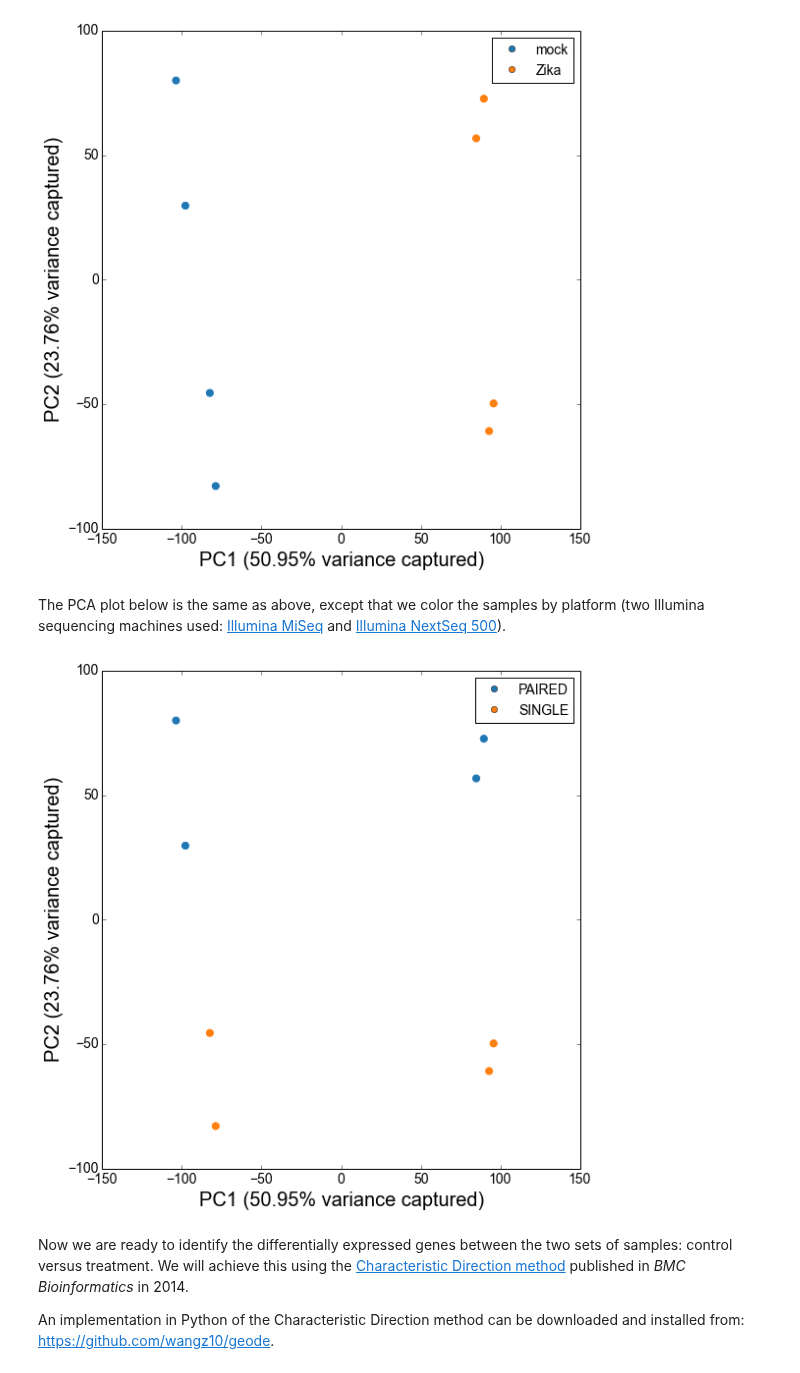
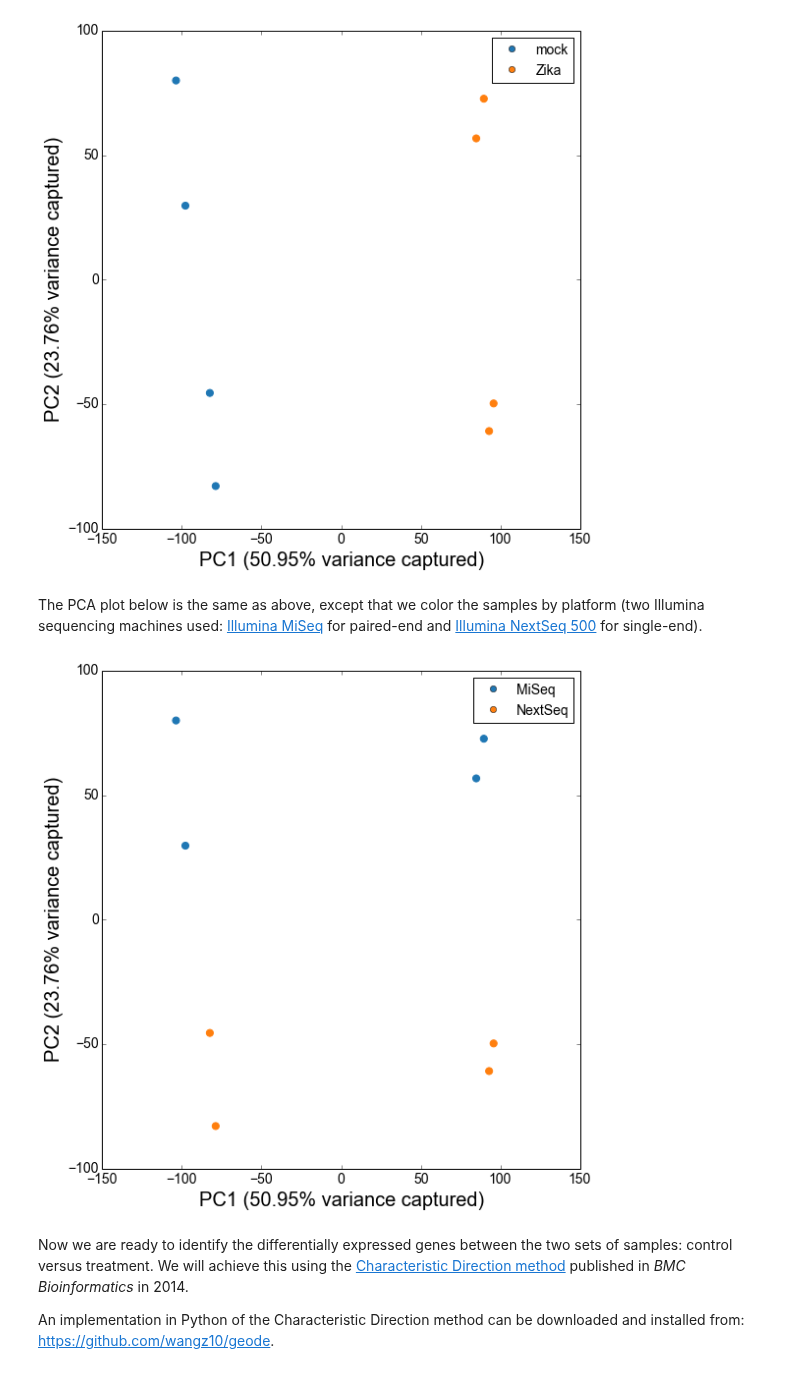
Before and after one commit to MaayanLab/Zika-RNAseq-Pipeline, a Jupyter notebook: Zika.ipynb, the cells around one changed output. Drawn from its saved outputs; the diff is of its cells as text; code cells hidden in the pictures.

Commit message:
changed names of signatures to Illumnia platforms

```diff
--- a/Zika.ipynb
+++ b/Zika.ipynb
@@ -152,13 +152,14 @@ RNAseq.PCA_plot(expr_df.values, meta_df['infection_status_s'],
 # %% [output]
 [figure]
 # %% [markdown]
-The PCA plot below is the same as above, except that we color the samples by platform (two Illumina sequencing machines used: [Illumina MiSeq](http://www.ncbi.nlm.nih.gov/geo/query/acc.cgi?acc=GPL15520) and [Illumina NextSeq 500](http://www.ncbi.nlm.nih.gov/geo/query/acc.cgi?acc=GPL18573)).
+The PCA plot below is the same as above, except that we color the samples by platform (two Illumina sequencing machines used: [Illumina MiSeq](http://www.ncbi.nlm.nih.gov/geo/query/acc.cgi?acc=GPL15520) for paired-end and [Illumina NextSeq 500](http://www.ncbi.nlm.nih.gov/geo/query/acc.cgi?acc=GPL18573) for single-end).
 # %%
-RNAseq.PCA_plot(expr_df.values, meta_df['LibraryLayout_s'],
+d_layout_platform = {'PAIRED': 'MiSeq', 'SINGLE': 'NextSeq 500'}
+RNAseq.PCA_plot(expr_df.values, [d_layout_platform[l] for l in meta_df['LibraryLayout_s']],
          standardize=2, log=True,
          show_text=False, sep=' ', legend_loc='upper right')
 # %% [output]
-[figure, old version]
+[figure, new version]
 # %% [markdown]
 Now we are ready to identify the differentially expressed genes between the two sets of samples: control versus treatment. We will achieve this using the [Characteristic Direction method](http://www.ncbi.nlm.nih.gov/pubmed/?term=24650281) published in _BMC Bioinformatics_ in 2014.
 
```
Also changed, not shown: parts of 7 cells of this notebook.
